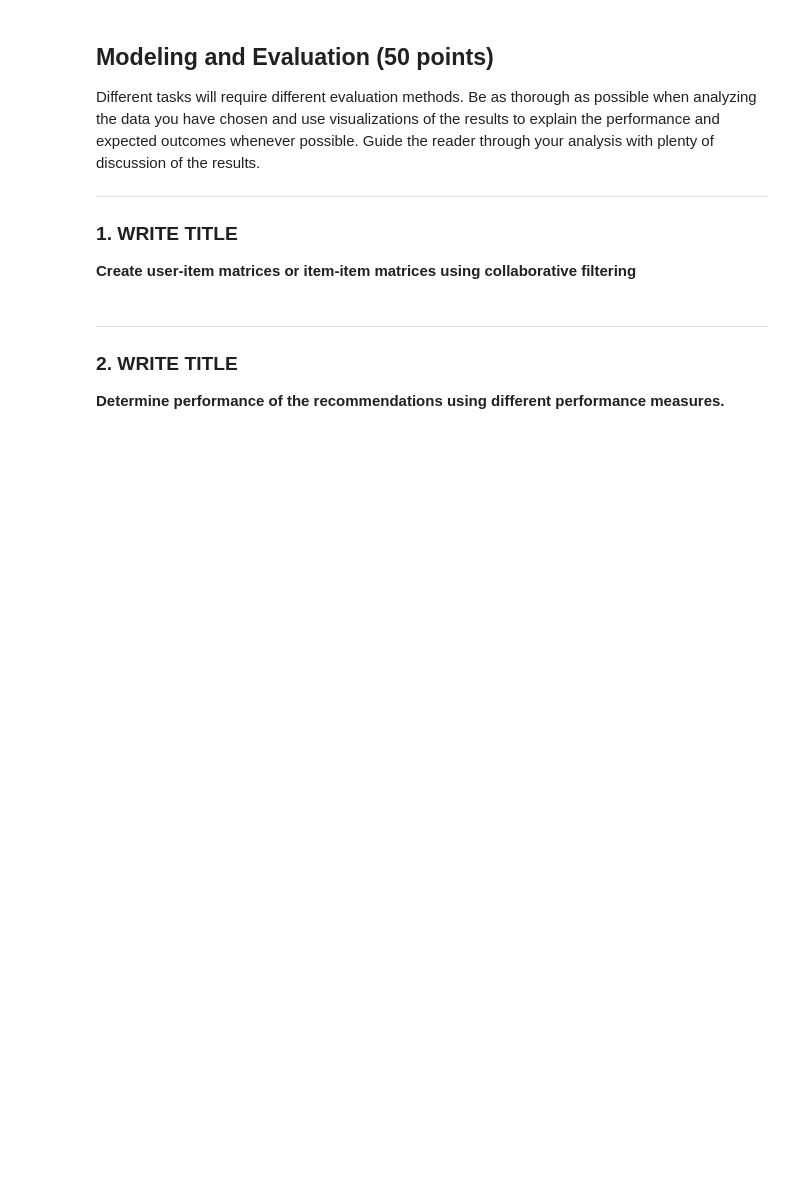
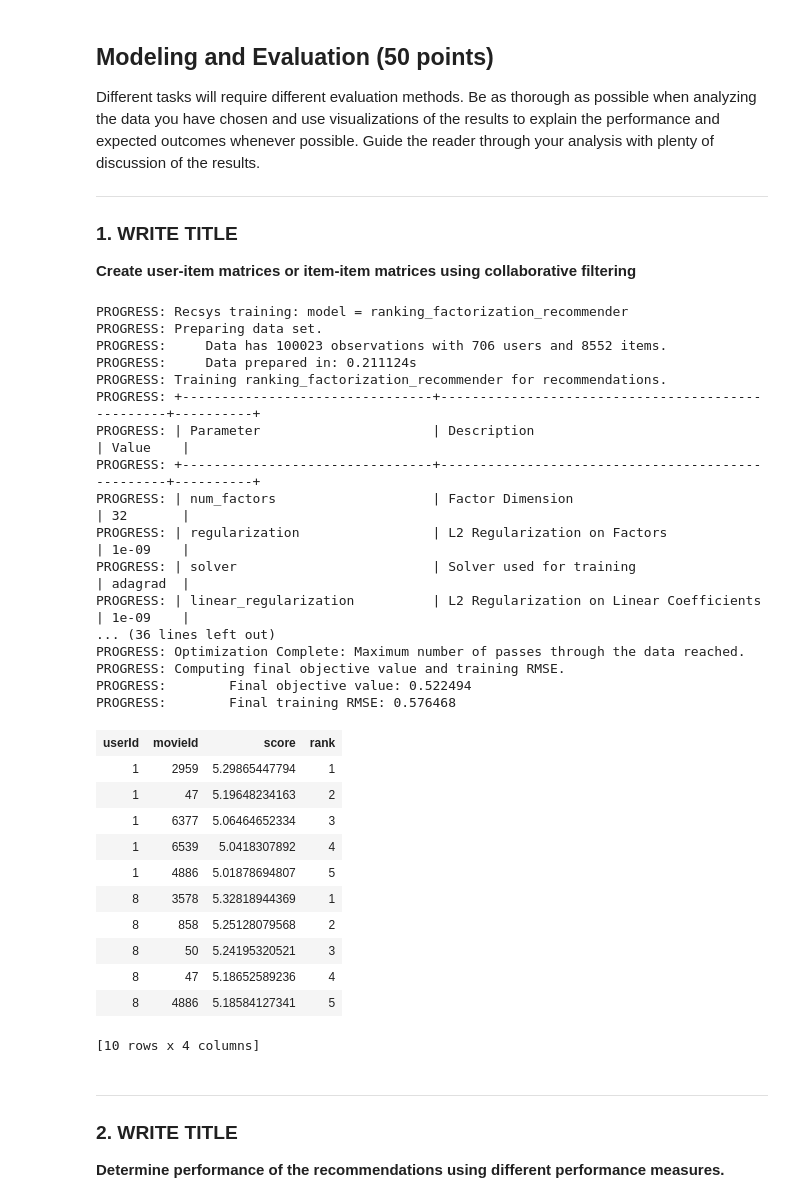
Before and after one commit to SpencerKaiser/DataMining, a Jupyter notebook: 04_AssignmentFour/A4-Master.ipynb, the cells around one changed output. Drawn from its saved outputs; the diff is of its cells as text; code cells hidden in the pictures; blank space fills up the shorter version.

```diff
--- a/04_AssignmentFour/A4-Master.ipynb
+++ b/04_AssignmentFour/A4-Master.ipynb
@@ -204,6 +212,46 @@ Different tasks will require different evaluation methods. Be as thorough as pos
 ---
 ### 1. WRITE TITLE
 **Create user-item matrices or item-item matrices using collaborative filtering**
+# %%
+data['userId'] = data['userId'].astype(str)
+data['movieId'] = data['movieId'].astype(str)
+
+
+model = gl.recommender.create(data, user_id="userId", item_id="movieId", target="rating")
+results = model.recommend(users=None, k=5)
+model.save("movie_recommender")
+
+results.head() # the recommendation output
+# %% [output]
+PROGRESS: Recsys training: model = ranking_factorization_recommender
+PROGRESS: Preparing data set.
+PROGRESS:     Data has 100023 observations with 706 users and 8552 items.
+PROGRESS:     Data prepared in: 0.211124s
+PROGRESS: Training ranking_factorization_recommender for recommendations.
+PROGRESS: +--------------------------------+--------------------------------------------------+----------+
+PROGRESS: | Parameter                      | Description                                      | Value    |
+PROGRESS: +--------------------------------+--------------------------------------------------+----------+
+PROGRESS: | num_factors                    | Factor Dimension                                 | 32       |
+PROGRESS: | regularization                 | L2 Regularization on Factors                     | 1e-09    |
+PROGRESS: | solver                         | Solver used for training                         | adagrad  |
+PROGRESS: | linear_regularization          | L2 Regularization on Linear Coefficients         | 1e-09    |
+... (36 lines left out)
+PROGRESS: Optimization Complete: Maximum number of passes through the data reached.
+PROGRESS: Computing final objective value and training RMSE.
+PROGRESS:        Final objective value: 0.522494
+PROGRESS:        Final training RMSE: 0.576468
+| userId | movieId | score | rank |
+| 1 | 2959 | 5.29865447794 | 1 |
+| 1 | 47 | 5.19648234163 | 2 |
+| 1 | 6377 | 5.06464652334 | 3 |
+| 1 | 6539 | 5.0418307892 | 4 |
+| 1 | 4886 | 5.01878694807 | 5 |
+| 8 | 3578 | 5.32818944369 | 1 |
+| 8 | 858 | 5.25128079568 | 2 |
+| 8 | 50 | 5.24195320521 | 3 |
+| 8 | 47 | 5.18652589236 | 4 |
+| 8 | 4886 | 5.18584127341 | 5 |
+[10 rows x 4 columns]
 # %% [markdown]
 ---
 ### 2. WRITE TITLE
```
Also changed, not shown: parts of 6 cells of this notebook, 1 other file.
